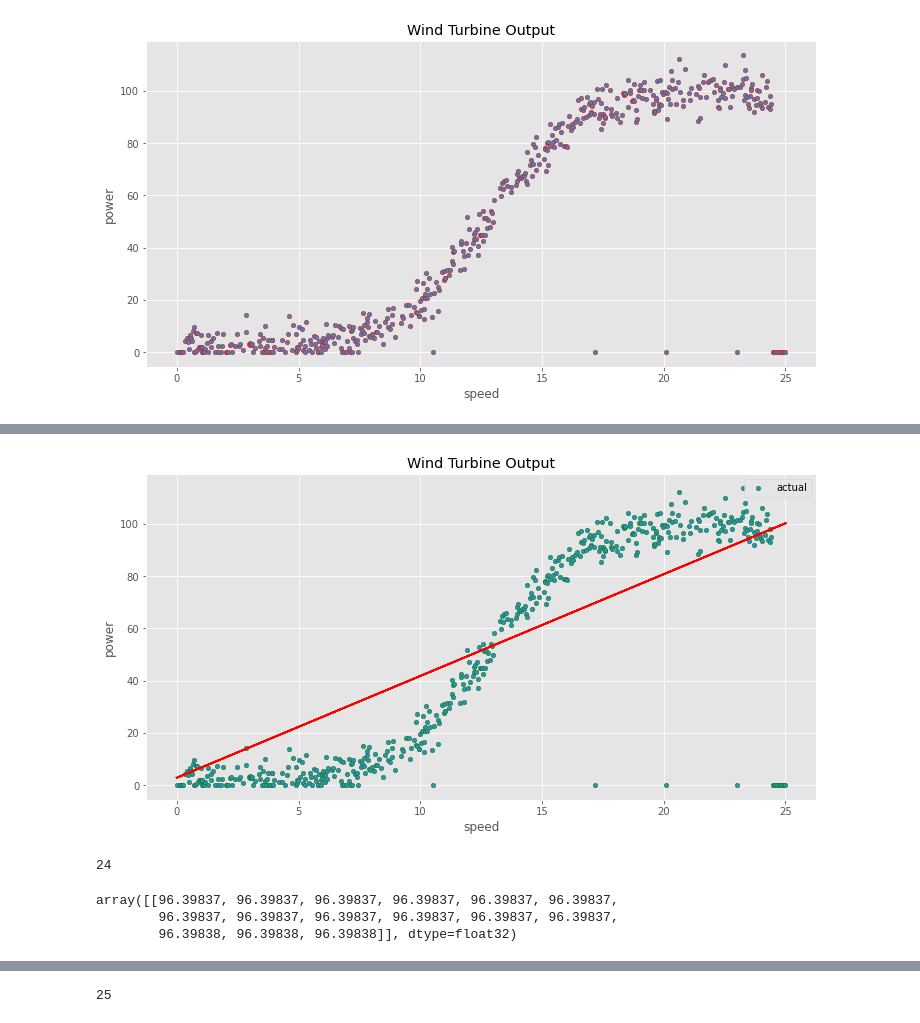
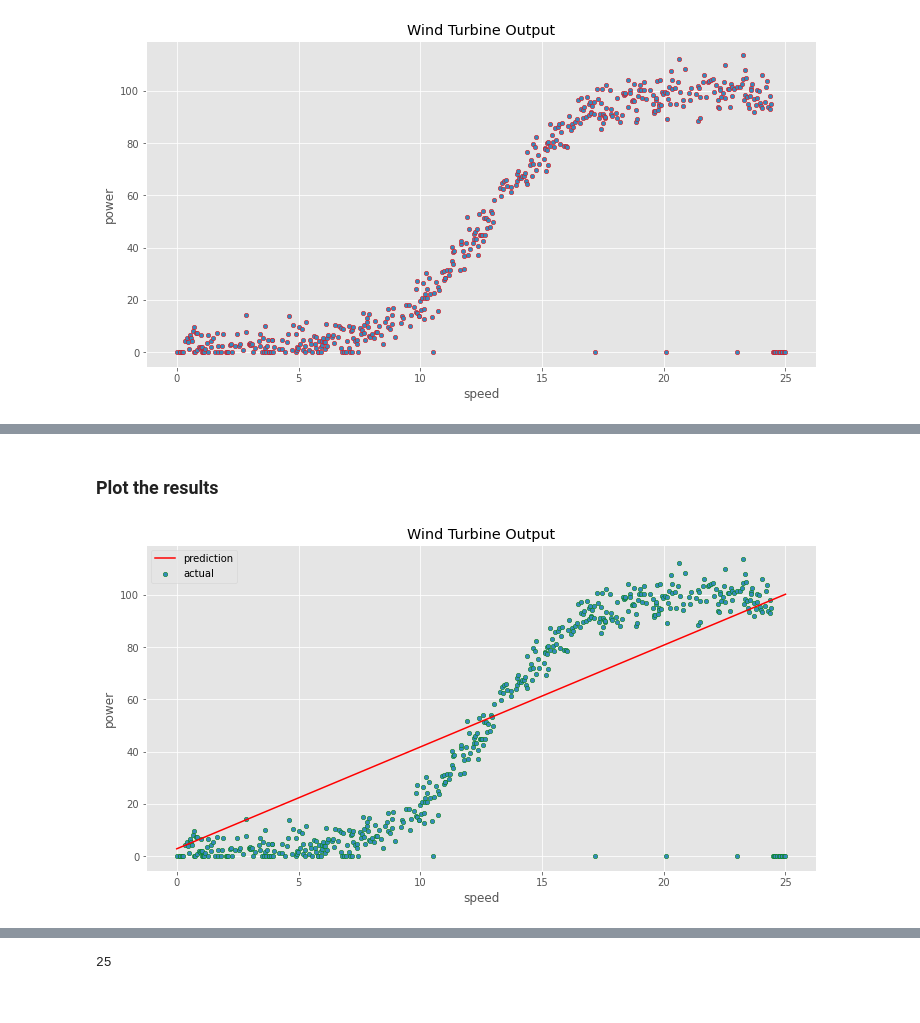
Before and after one commit to ArnasSteponavicius00/Emerging_Technologies_Project, a Jupyter notebook: training_model.ipynb, the cells around one changed output, grey strips where cells are left out. Saved outputs shown, nothing was run; the diff lists cells and outputs as text; code cells hidden in the pictures.

```diff
--- a/training_model.ipynb
+++ b/training_model.ipynb
@@ -40,15 +55,3 @@ dataframe.plot(kind='scatter', x='speed', y='power', title='Wind Turbine Output'
 plt.show()
 # %% [output]
 [figure]
-# %%
-# add the columns to a numpy array
-speed = dataframe['speed'].values
-power = dataframe['power'].values
-
-# reshape the data
-x = np.reshape(speed, (-1, 1))
-y = np.reshape(power, (-1, 1))
-
-# plot the speed and power
-dataframe.plot(kind='scatter', x='speed', y='power', title='Wind Turbine Output', edgecolor="red")
-plt.show()
@@ -58,10 +67,8 @@ plt.show()
 # declare the model
 linear_model = kr.Sequential()
 
-linear_model.add(kr.layers.Flatten())
-
-# give the model 1 neuron
-linear_model.add(Dense(15, activation='relu', kernel_initializer="zeros", bias_initializer="ones"))
+# Train the model using a linear activation function
+linear_model.add(Dense(1, activation='linear', kernel_initializer="zeros", bias_initializer="ones"))
 
 # compile the model
 linear_model.compile(optimizer="adam", loss='mean_squared_error', metrics=['accuracy'])
@@ -68,5 +78,5 @@ linear_model.compile(optimizer="adam", loss='mean_squared_error', metrics=['accu
 # %%
 # train the model
-linear_model.fit(x, y, epochs=500)
+linear_model.fit(speed, power, epochs=500)
 # %% [output]
 Epoch 1/500
@@ -89,19 +99,14 @@ Epoch 500/500
 <tensorflow.python.keras.callbacks.History at 0x...>
+# %% [markdown]
+### Plot the results
 # %%
 dataframe.plot(kind='scatter', x='speed', y='power', title='Wind Turbine Output', edgecolor="green", label='actual')
 
 # set the y_pred based on the speed the model receives
-y_pred = model.predict(x)
+y_pred = linear_model.predict(speed)
 
-plt.plot(x, y_pred, color='red', label='prediction')
+plt.plot(speed, y_pred, color='red', label='prediction')
+plt.legend()
 plt.show()
 # %% [output]
-[figure, old version]
+[figure, new version]
-# %%
-speed_val = input()
-linear_model.predict([float(speed_val)])
-# %% [output]
-24
-array([[96.39837, 96.39837, 96.39837, 96.39837, 96.39837, 96.39837,
-        96.39837, 96.39837, 96.39837, 96.39837, 96.39837, 96.39837,
-        96.39838, 96.39838, 96.39838]], dtype=float32)
```
Also changed, not shown: parts of 23 cells of this notebook, 3 other files.
